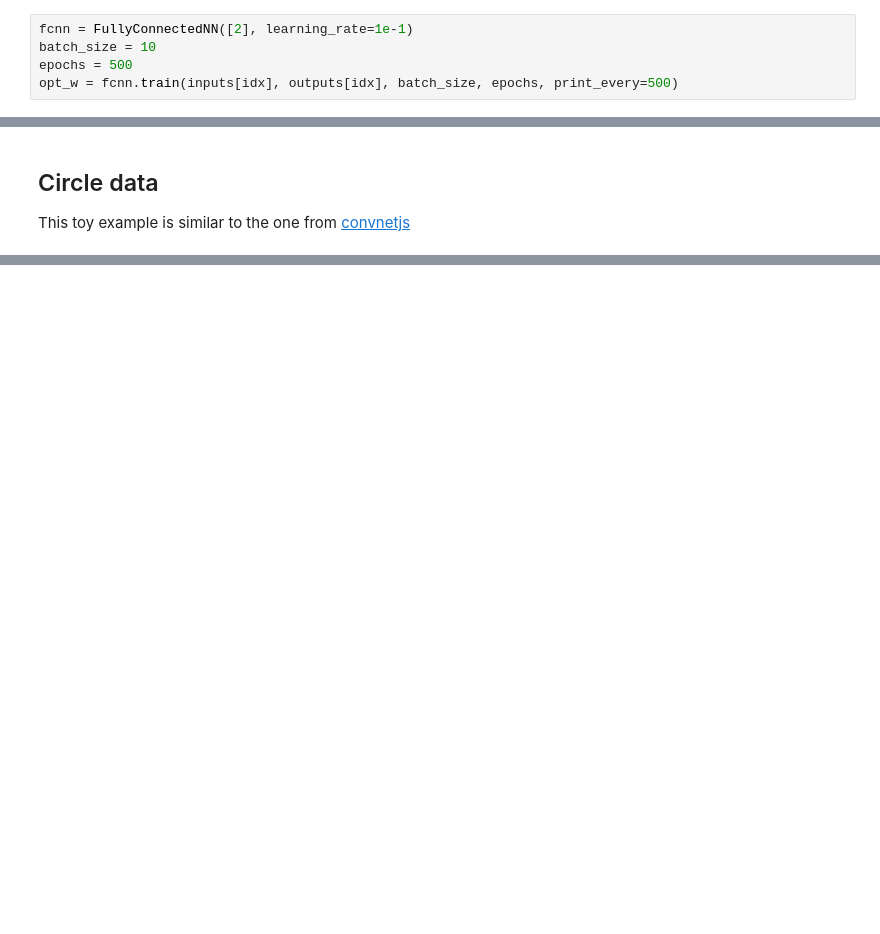
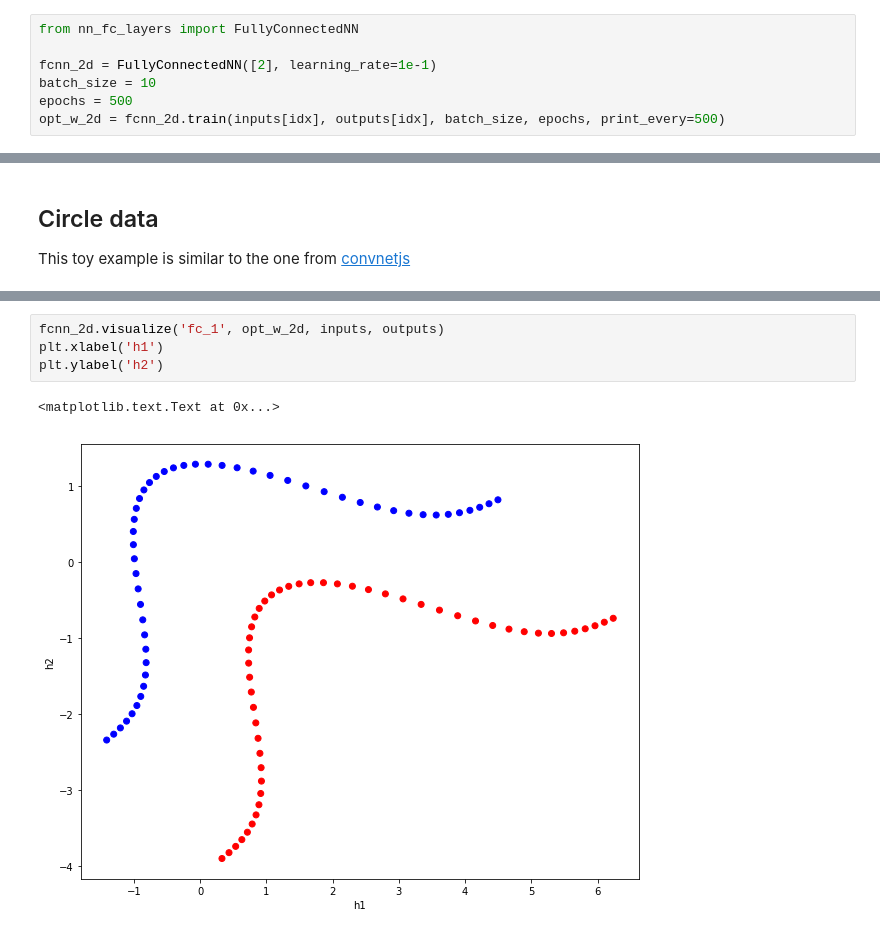
Before and after one commit to minh84/ml-examples, a Jupyter notebook: pysrc/learn_tf/03.nn_fc.ipynb, the cells around one changed output, grey strips where cells are left out. Saved outputs shown, nothing was run; the diff lists cells and outputs as text; blank space fills up the shorter version.

```diff
--- a/pysrc/learn_tf/03.nn_fc.ipynb
+++ b/pysrc/learn_tf/03.nn_fc.ipynb
@@ -135,9 +145,11 @@ ax.grid(True)
 # %% [output]
 [figure]
 # %%
-fcnn = FullyConnectedNN([2], learning_rate=1e-1)
+from nn_fc_layers import FullyConnectedNN
+
+fcnn_2d = FullyConnectedNN([2], learning_rate=1e-1)
 batch_size = 10
 epochs = 500
-opt_w = fcnn.train(inputs[idx], outputs[idx], batch_size, epochs, print_every=500)
+opt_w_2d = fcnn_2d.train(inputs[idx], outputs[idx], batch_size, epochs, print_every=500)
 # %% [output]
     0 iter loss =     0.6933 acc = 50.00
@@ -195,0 +218,7 @@ opt_w = fcnn.train(inputs[idx], outputs[idx], batch_size, epochs, print_every=10
+# %%
+fcnn_2d.visualize('fc_1', opt_w_2d, inputs, outputs)
+plt.xlabel('h1')
+plt.ylabel('h2')
+# %% [output]
+<matplotlib.text.Text at 0x...>
+[figure, added]
```
Also changed, not shown: parts of 12 cells of this notebook, 2 other files.
